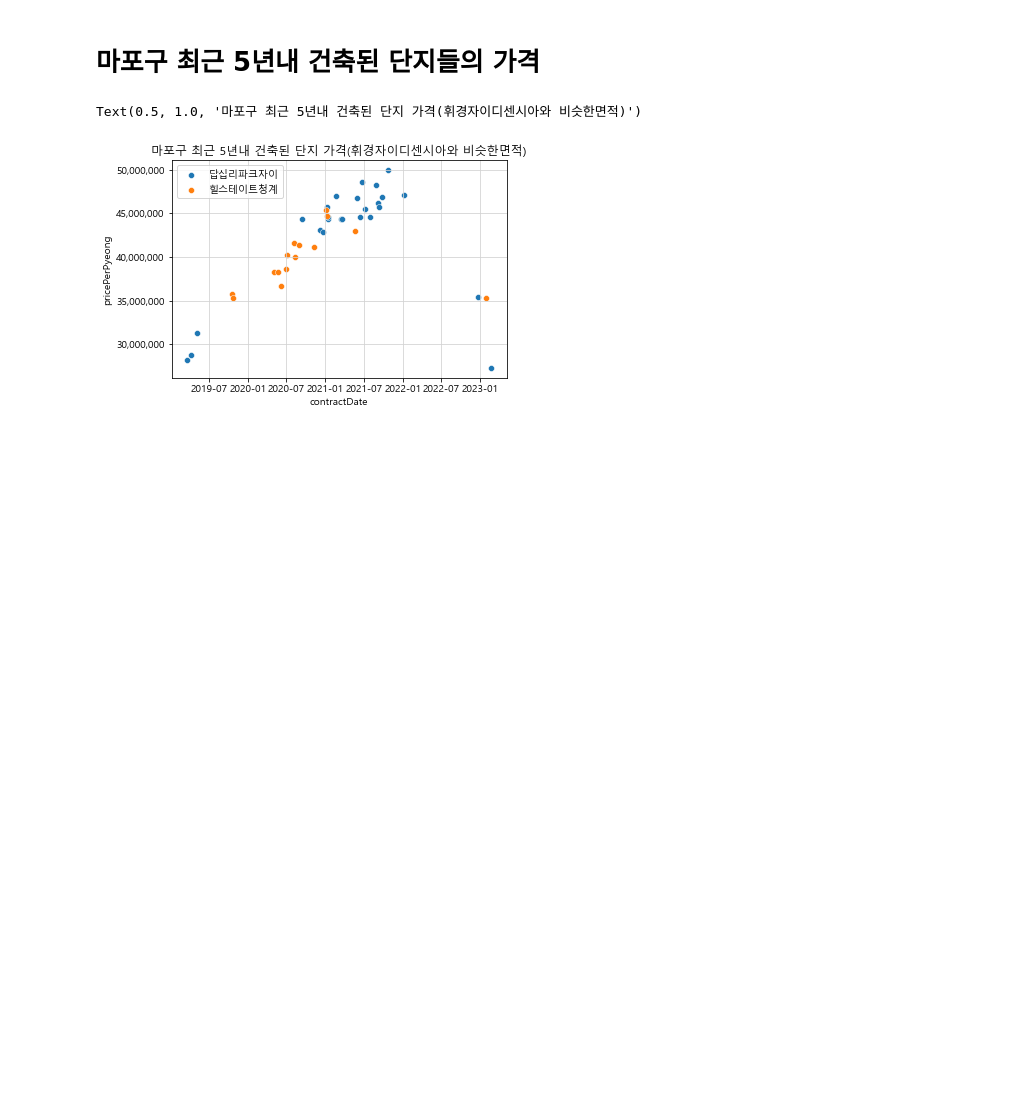
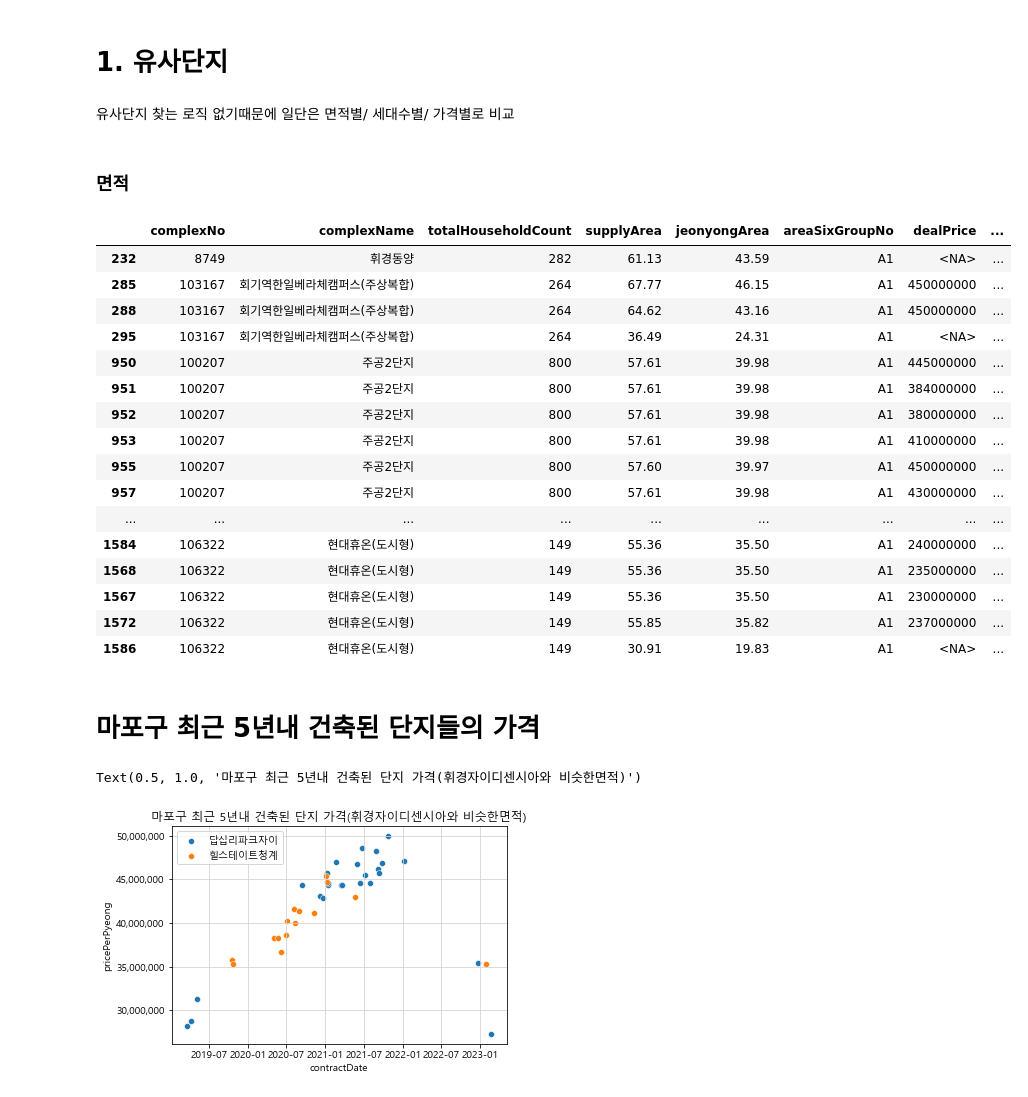
Before and after one commit to ljs7463/prop-tech, a Jupyter notebook: 부동산 보고서 프로젝트/휘경자이 시세조사.ipynb, the cells around one changed output. Saved outputs shown, nothing was run; the diff lists cells and outputs as text; code cells hidden in the pictures; blank space fills up the shorter version.

```diff
--- a/부동산 보고서 프로젝트/휘경자이 시세조사.ipynb
+++ b/부동산 보고서 프로젝트/휘경자이 시세조사.ipynb
@@ -72,0 +76,54 @@ lat = docs['documents'][0]['y']
+# %%
+sql =f"""
+SELECT price.* ,
+       ST_DISTANCE(st_geogpoint({lon}, {lat}),st_geogpoint(longitude,latitude),FALSE) AS distance
+FROM `aidepartners.aide.complex_danji_information` AS danji
+LEFT JOIN (
+    SELECT complexNo,
+           complexName,
+           totalHouseholdCount,
+           supplyArea,
+           jeonyongArea,
+           areaSixGroupNo,
+           dealPrice,
+           pricePerSupplyPyeong,
+           averagePyeong,
+           yearMonth
+    FROM `aidepartners.aide.aide_apartment_price_origin`
+    WHERE yearMonth >='2020-01-01'
+          AND tradeType = 'A1'
+          AND (isReal = True OR predict = True)
+    ) AS price ON danji.complexNo = price.complexNo
+WHERE danji.sidoCode = '11'
+      AND ST_DISTANCE(st_geogpoint({lon}, {lat}),st_geogpoint(longitude,latitude),FALSE) <=1500
+      AND danji.realEstateTypeCode IN ('APT','ABYG')
+ORDER BY distance
+
+"""
+df = BH.read_table(sql)
+# %% [markdown]
+# 1. 유사단지
+# %% [markdown]
+유사단지 찾는 로직 없기때문에 일단은 면적별/ 세대수별/ 가격별로 비교
+# %% [markdown]
+### 면적
+# %%
+df[(df['areaSixGroupNo']=='A1')&(df['totalHouseholdCount']>=100)].sort_values(by = 'distance')
+# %% [output]
+|  | complexNo | complexName | totalHouseholdCount | supplyArea | jeonyongArea | areaSixGroupNo | dealPrice | ... |
+| 232 | 8749 | 휘경동양 | 282 | 61.13 | 43.59 | A1 | <NA> | ... |
+| 285 | 103167 | 회기역한일베라체캠퍼스(주상복합) | 264 | 67.77 | 46.15 | A1 | 450000000 | ... |
+| 288 | 103167 | 회기역한일베라체캠퍼스(주상복합) | 264 | 64.62 | 43.16 | A1 | 450000000 | ... |
+| 295 | 103167 | 회기역한일베라체캠퍼스(주상복합) | 264 | 36.49 | 24.31 | A1 | <NA> | ... |
+| 950 | 100207 | 주공2단지 | 800 | 57.61 | 39.98 | A1 | 445000000 | ... |
+| 951 | 100207 | 주공2단지 | 800 | 57.61 | 39.98 | A1 | 384000000 | ... |
+| 952 | 100207 | 주공2단지 | 800 | 57.61 | 39.98 | A1 | 380000000 | ... |
+| 953 | 100207 | 주공2단지 | 800 | 57.61 | 39.98 | A1 | 410000000 | ... |
+| 955 | 100207 | 주공2단지 | 800 | 57.60 | 39.97 | A1 | 450000000 | ... |
+| 957 | 100207 | 주공2단지 | 800 | 57.61 | 39.98 | A1 | 430000000 | ... |
+| ... | ... | ... | ... | ... | ... | ... | ... | ... |
+| 1584 | 106322 | 현대휴온(도시형) | 149 | 55.36 | 35.50 | A1 | 240000000 | ... |
+| 1568 | 106322 | 현대휴온(도시형) | 149 | 55.36 | 35.50 | A1 | 235000000 | ... |
+| 1567 | 106322 | 현대휴온(도시형) | 149 | 55.36 | 35.50 | A1 | 230000000 | ... |
+| 1572 | 106322 | 현대휴온(도시형) | 149 | 55.85 | 35.82 | A1 | 237000000 | ... |
+| 1586 | 106322 | 현대휴온(도시형) | 149 | 30.91 | 19.83 | A1 | <NA> | ... |
```
Also changed, not shown: parts of 4 cells of this notebook.
